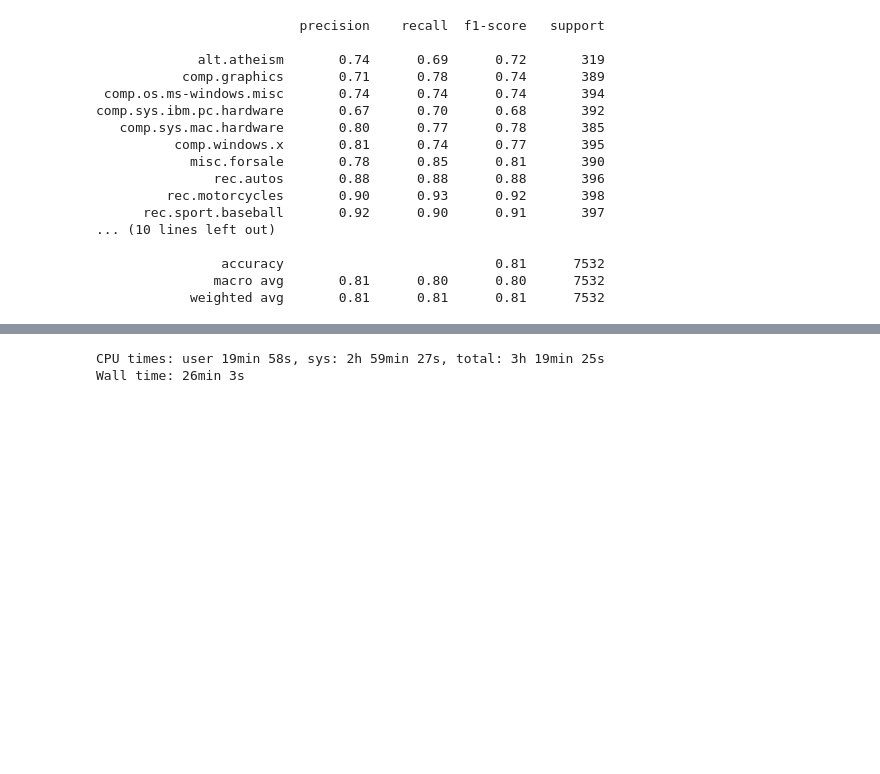
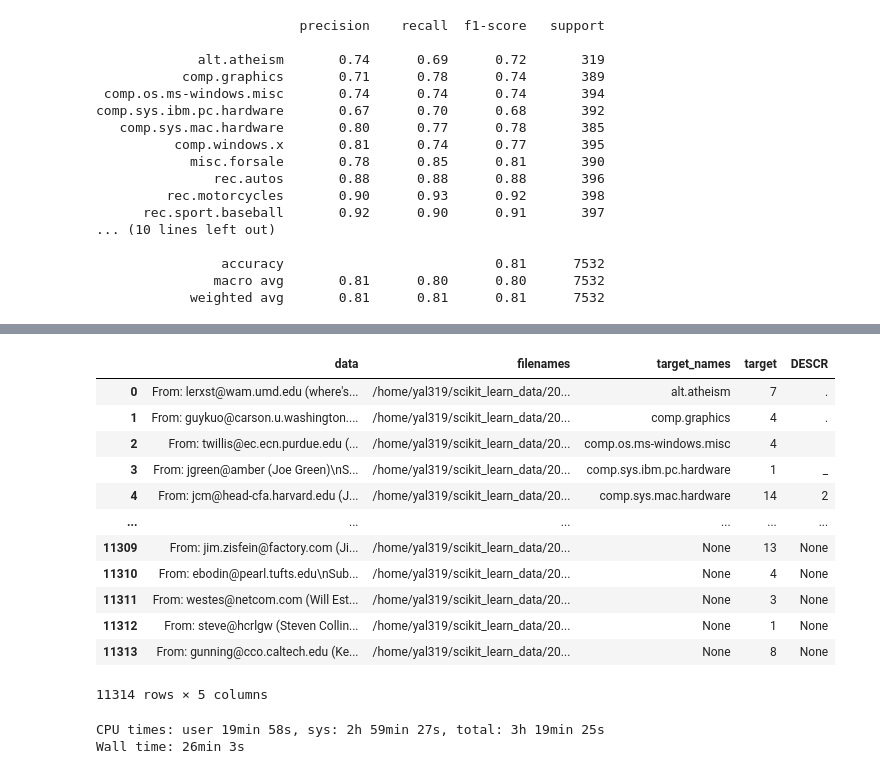
Before and after one commit to DSC180B-A04-Capstone-Group-06/DSC180B-NER-Project, a Jupyter notebook: notebooks/Baseline_for_new_task.ipynb, the cells around one changed output, grey strips where cells are left out. Cells and saved outputs as stored; diff of their text form; code cells hidden in the pictures; blank space fills up the shorter version.

```diff
--- a/notebooks/Baseline_for_new_task.ipynb
+++ b/notebooks/Baseline_for_new_task.ipynb
@@ -398,3 +499,19 @@ comp.sys.ibm.pc.hardware       0.67      0.70      0.68       392
+# %%
+news_df
+# %% [output]
+|  | data | filenames | target_names | target | DESCR |
+| 0 | From: lerxst@wam.umd.edu (where's... | /home/yal319/scikit_learn_data/20... | alt.atheism | 7 | . |
+| 1 | From: guykuo@carson.u.washington.... | /home/yal319/scikit_learn_data/20... | comp.graphics | 4 | . |
+| 2 | From: twillis@ec.ecn.purdue.edu (... | /home/yal319/scikit_learn_data/20... | comp.os.ms-windows.misc | 4 |  |
+| 3 | From: jgreen@amber (Joe Green)\nS... | /home/yal319/scikit_learn_data/20... | comp.sys.ibm.pc.hardware | 1 | _ |
+| 4 | From: jcm@head-cfa.harvard.edu (J... | /home/yal319/scikit_learn_data/20... | comp.sys.mac.hardware | 14 | 2 |
+| ... | ... | ... | ... | ... | ... |
+| 11309 | From: jim.zisfein@factory.com (Ji... | /home/yal319/scikit_learn_data/20... | None | 13 | None |
+| 11310 | From: ebodin@pearl.tufts.edu\nSub... | /home/yal319/scikit_learn_data/20... | None | 4 | None |
+| 11311 | From: westes@netcom.com (Will Est... | /home/yal319/scikit_learn_data/20... | None | 3 | None |
+| 11312 | From: steve@hcrlgw (Steven Collin... | /home/yal319/scikit_learn_data/20... | None | 1 | None |
+| 11313 | From: gunning@cco.caltech.edu (Ke... | /home/yal319/scikit_learn_data/20... | None | 8 | None |
+11314 rows × 5 columns
 # %%
 from sklearn.neural_network import MLPClassifier
 # %%
```
Also changed, not shown: parts of 13 cells of this notebook, 2 other files.
